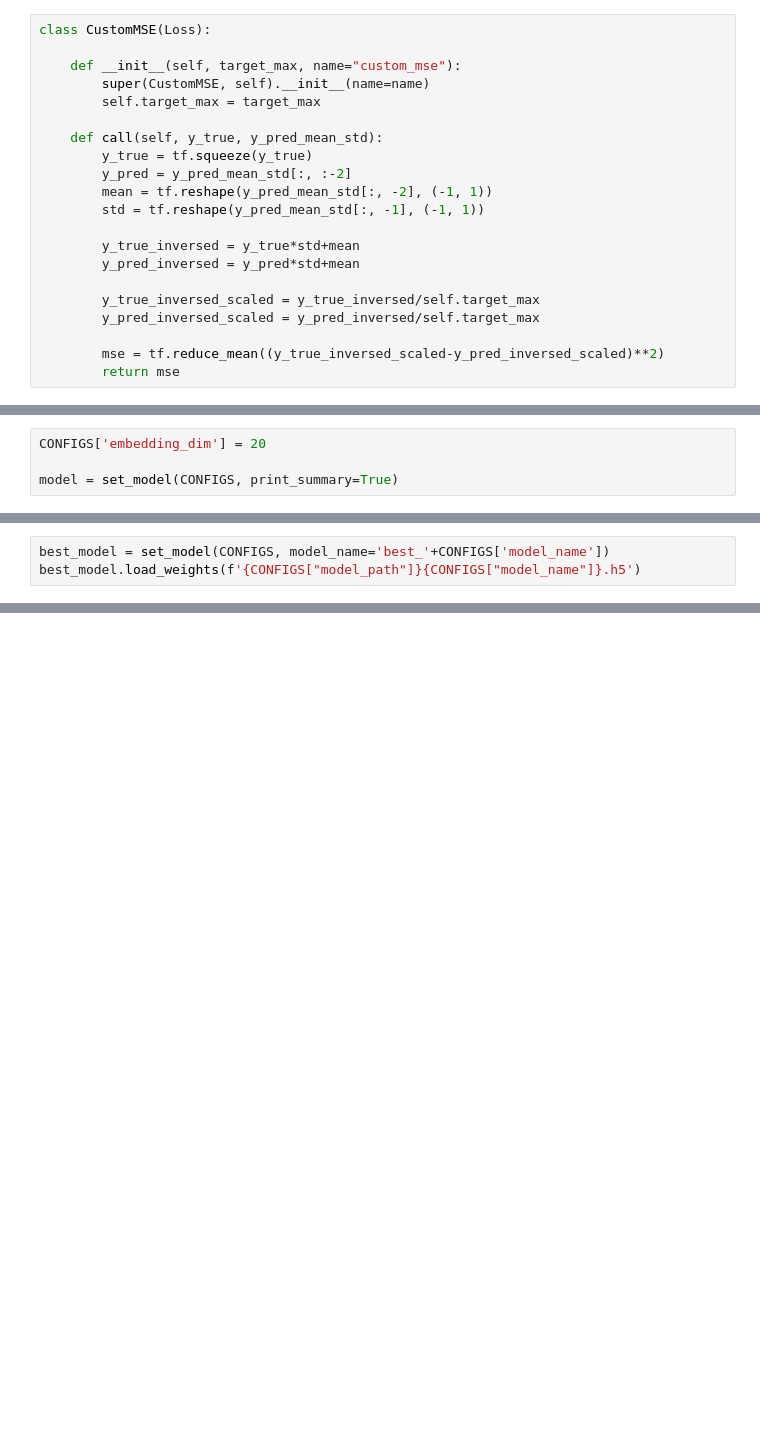
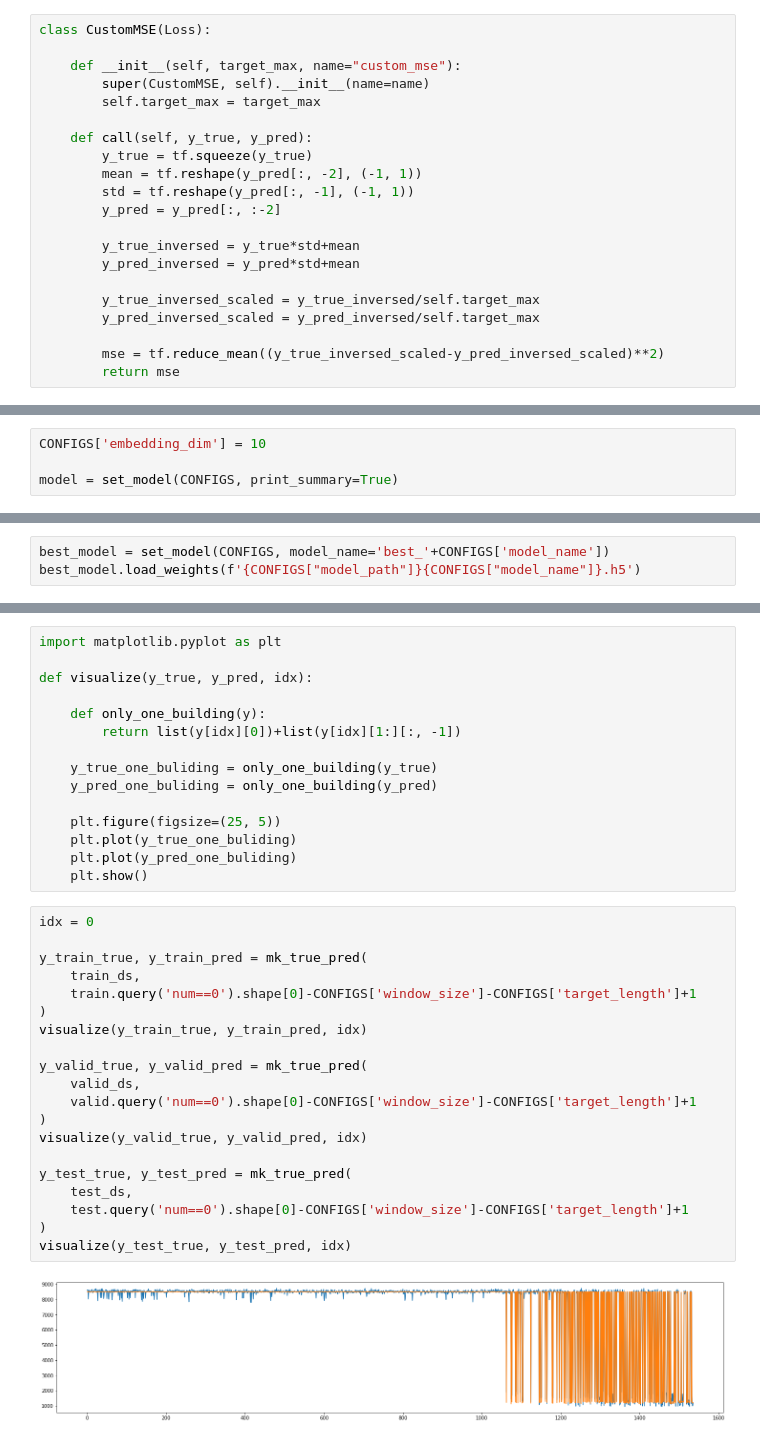
Before and after one commit to fidabspd/time-series, a Jupyter notebook: codes/4_multi_task_learning.ipynb, the cells around one changed output, grey strips where cells are left out. Saved outputs shown, nothing was run; the diff lists cells and outputs as text; blank space fills up the shorter version.

Commit message:
Visualize

```diff
--- a/codes/4_multi_task_learning.ipynb
+++ b/codes/4_multi_task_learning.ipynb
@@ -298,11 +312,11 @@ class CustomMSE(Loss):
         super(CustomMSE, self).__init__(name=name)
         self.target_max = target_max
 
-    def call(self, y_true, y_pred_mean_std):
+    def call(self, y_true, y_pred):
         y_true = tf.squeeze(y_true)
-        y_pred = y_pred_mean_std[:, :-2]
-        mean = tf.reshape(y_pred_mean_std[:, -2], (-1, 1))
-        std = tf.reshape(y_pred_mean_std[:, -1], (-1, 1))
+        mean = tf.reshape(y_pred[:, -2], (-1, 1))
+        std = tf.reshape(y_pred[:, -1], (-1, 1))
+        y_pred = y_pred[:, :-2]
 
         y_true_inversed = y_true*std+mean
         y_pred_inversed = y_pred*std+mean
@@ -506,7 +526,7 @@ def set_model(CONFIGS, model_name=None, print_summary=False):
 
     return model
 # %%
-CONFIGS['embedding_dim'] = 20
+CONFIGS['embedding_dim'] = 10
 
 model = set_model(CONFIGS, print_summary=True)
 # %% [output]
@@ -609,0 +638,37 @@ test_loss: 0.007546     test_rmse: 1469.002808
+# %%
+import matplotlib.pyplot as plt
+
+def visualize(y_true, y_pred, idx):
+
+    def only_one_building(y):
+        return list(y[idx][0])+list(y[idx][1:][:, -1])
+
+    y_true_one_buliding = only_one_building(y_true)
+    y_pred_one_buliding = only_one_building(y_pred)
+
+    plt.figure(figsize=(25, 5))
+    plt.plot(y_true_one_buliding)
+    plt.plot(y_pred_one_buliding)
+    plt.show()
+# %%
+idx = 0
+
+y_train_true, y_train_pred = mk_true_pred(
+    train_ds,
+    train.query('num==0').shape[0]-CONFIGS['window_size']-CONFIGS['target_length']+1
+)
+visualize(y_train_true, y_train_pred, idx)
+
+y_valid_true, y_valid_pred = mk_true_pred(
+    valid_ds,
+    valid.query('num==0').shape[0]-CONFIGS['window_size']-CONFIGS['target_length']+1
+)
+visualize(y_valid_true, y_valid_pred, idx)
+
+y_test_true, y_test_pred = mk_true_pred(
+    test_ds,
+    test.query('num==0').shape[0]-CONFIGS['window_size']-CONFIGS['target_length']+1
+)
+visualize(y_test_true, y_test_pred, idx)
+# %% [output]
+[figure, added]
```
Also changed, not shown: parts of 17 cells of this notebook.
